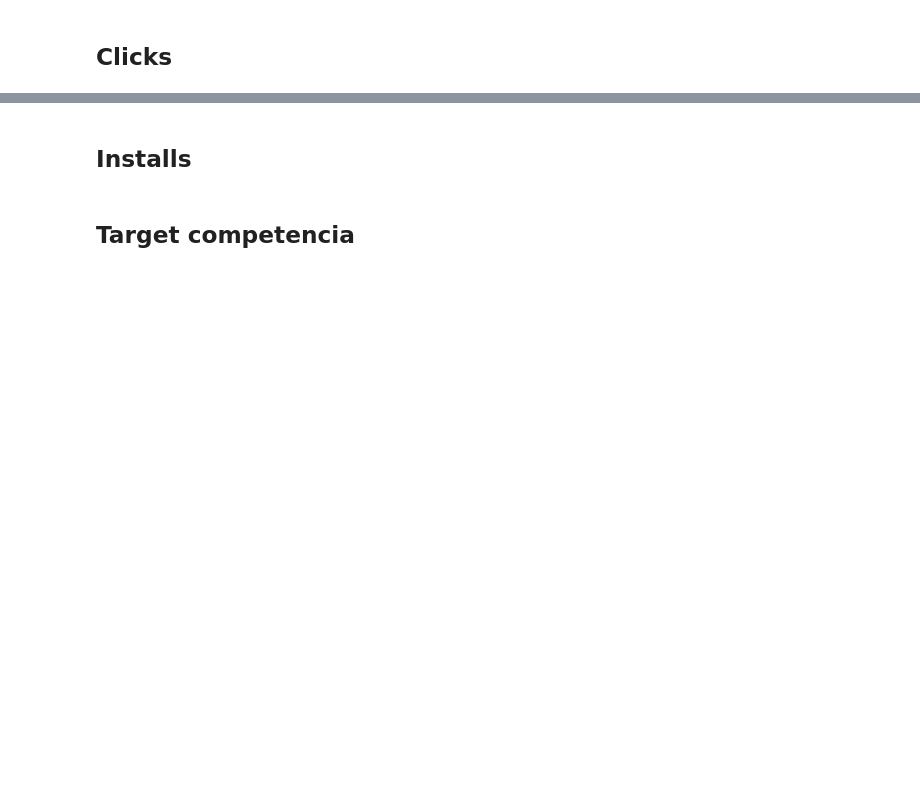
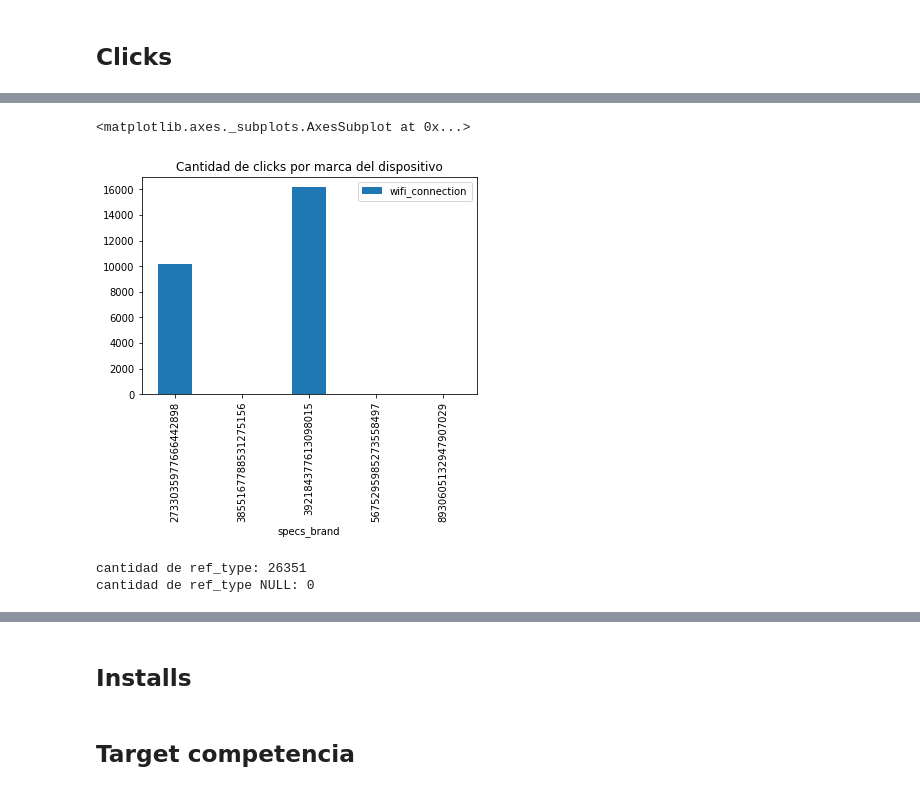
Before and after one commit to gatti2602/7506-datos, a Jupyter notebook: Lucas/analisis_exploratorio.ipynb, the cells around one changed output, grey strips where cells are left out. Drawn from its saved outputs; the diff is of its cells as text; code cells hidden in the pictures; blank space fills up the shorter version.

```diff
--- a/Lucas/analisis_exploratorio.ipynb
+++ b/Lucas/analisis_exploratorio.ipynb
@@ -62,0 +82,2 @@ auctions.groupby(['country']).count()
+# %%
+clicks = pd.read_csv('../data2/clicks.csv.gzip',compression='gzip', dtype='object')
@@ -62,0 +191,20 @@ auctions.groupby(['country']).count()
+# %%
+# brand y spec_brand
+clicks[clicks['brand'].isnull()].count()
+# brand tiene muchos valores nulos
+specs_count = clicks.groupby(['specs_brand']).sum()
+specs_count.rename(index=str,columns={"wifi_connection": "cantidad brand"})
+
+specs_count.plot.bar(title="Cantidad de clicks por marca del dispositivo")
+# Cuáles son los dispositivos por clicks más usados
+#auctions['date'].dt.day.value_counts().sort_values().plot.bar(title="Subastas por dia")
+# %% [output]
+<matplotlib.axes._subplots.AxesSubplot at 0x...>
+[figure, added]
+# %%
+print("cantidad de ref_type: "+str(clicks['ref_type'].count()))
+
+print("cantidad de ref_type NULL: "+str(clicks[clicks['ref_type'].isnull()].count()['ref_type']))
+# %% [output]
+cantidad de ref_type: 26351
+cantidad de ref_type NULL: 0
```
Also changed, not shown: parts of 16 cells of this notebook.
